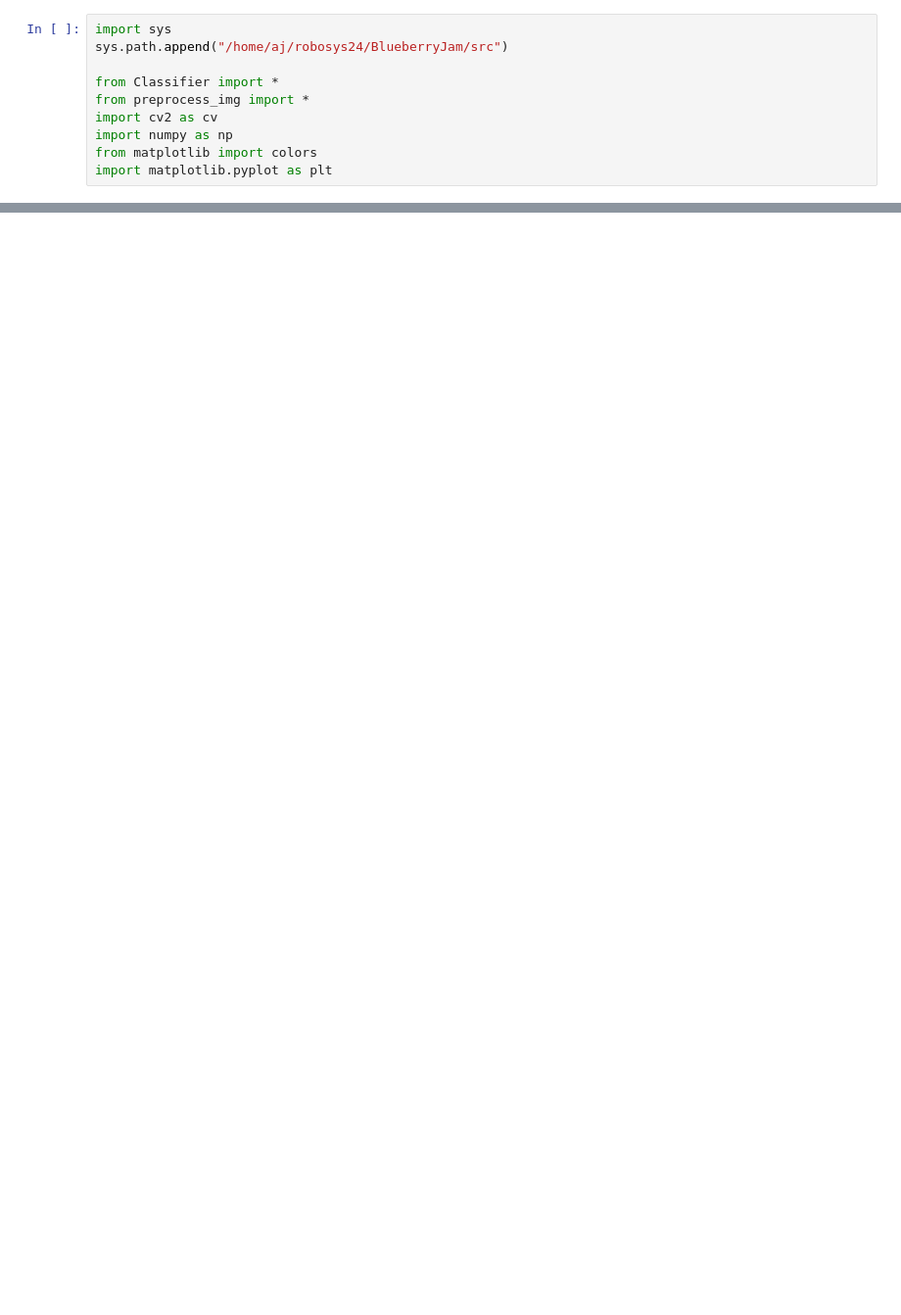
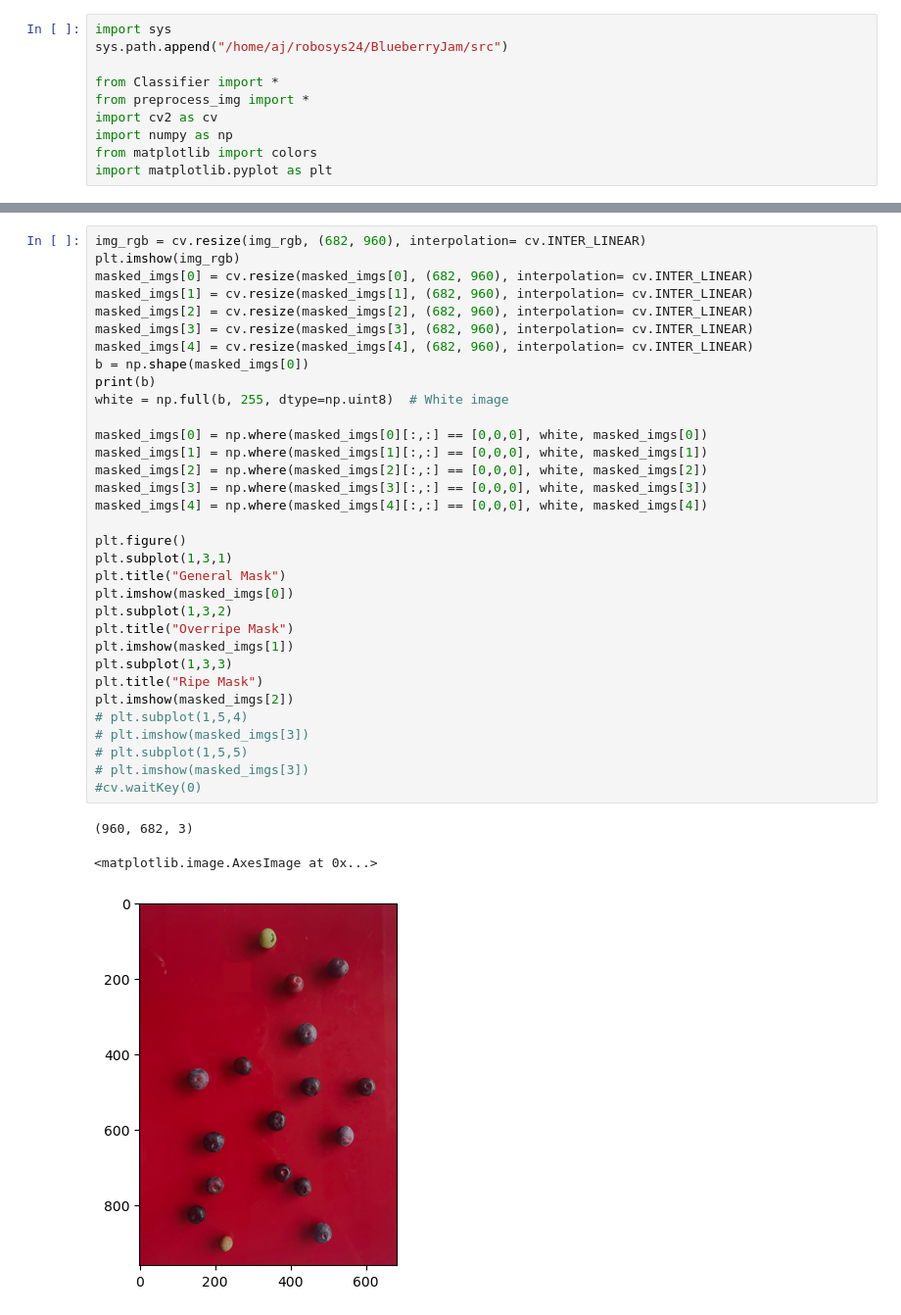
Before and after one commit to lhwitten/BlueberryJam, a Jupyter notebook: notebooks/tri-mask.ipynb, the cells around one changed output, grey strips where cells are left out. Shown: that part at 98% size. Drawn from its saved outputs; the diff is of its cells as text; blank space fills up the shorter version.

```diff
--- a/notebooks/tri-mask.ipynb
+++ b/notebooks/tri-mask.ipynb
@@ -111,0 +31,37 @@ plt.show()
+# %%
+img_rgb = cv.resize(img_rgb, (682, 960), interpolation= cv.INTER_LINEAR)
+plt.imshow(img_rgb)
+masked_imgs[0] = cv.resize(masked_imgs[0], (682, 960), interpolation= cv.INTER_LINEAR)
+masked_imgs[1] = cv.resize(masked_imgs[1], (682, 960), interpolation= cv.INTER_LINEAR)
+masked_imgs[2] = cv.resize(masked_imgs[2], (682, 960), interpolation= cv.INTER_LINEAR)
+masked_imgs[3] = cv.resize(masked_imgs[3], (682, 960), interpolation= cv.INTER_LINEAR)
+masked_imgs[4] = cv.resize(masked_imgs[4], (682, 960), interpolation= cv.INTER_LINEAR)
+b = np.shape(masked_imgs[0])
+print(b)
+white = np.full(b, 255, dtype=np.uint8)  # White image
+
+masked_imgs[0] = np.where(masked_imgs[0][:,:] == [0,0,0], white, masked_imgs[0])
+masked_imgs[1] = np.where(masked_imgs[1][:,:] == [0,0,0], white, masked_imgs[1])
+masked_imgs[2] = np.where(masked_imgs[2][:,:] == [0,0,0], white, masked_imgs[2])
+masked_imgs[3] = np.where(masked_imgs[3][:,:] == [0,0,0], white, masked_imgs[3])
+masked_imgs[4] = np.where(masked_imgs[4][:,:] == [0,0,0], white, masked_imgs[4])
+
+plt.figure()
+plt.subplot(1,3,1)
+plt.title("General Mask")
+plt.imshow(masked_imgs[0])
+plt.subplot(1,3,2)
+plt.title("Overripe Mask")
+plt.imshow(masked_imgs[1])
+plt.subplot(1,3,3)
+plt.title("Ripe Mask")
+plt.imshow(masked_imgs[2])
+# plt.subplot(1,5,4)
+# plt.imshow(masked_imgs[3])
+# plt.subplot(1,5,5)
+# plt.imshow(masked_imgs[3])
+#cv.waitKey(0)
+# %% [output]
+(960, 682, 3)
+<matplotlib.image.AxesImage at 0x...>
+[figure, added]
```
Also changed, not shown: parts of 7 cells of this notebook.
